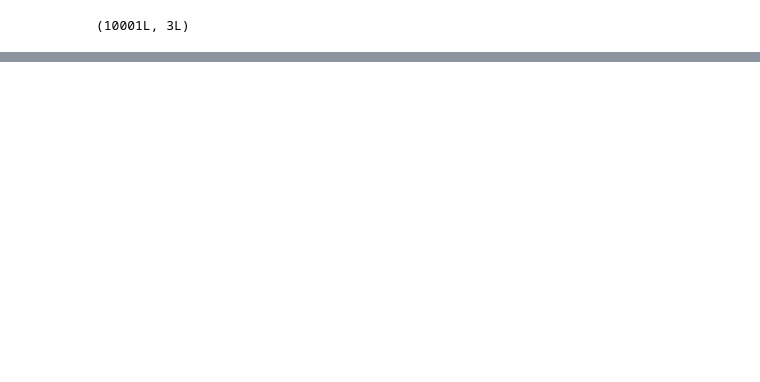
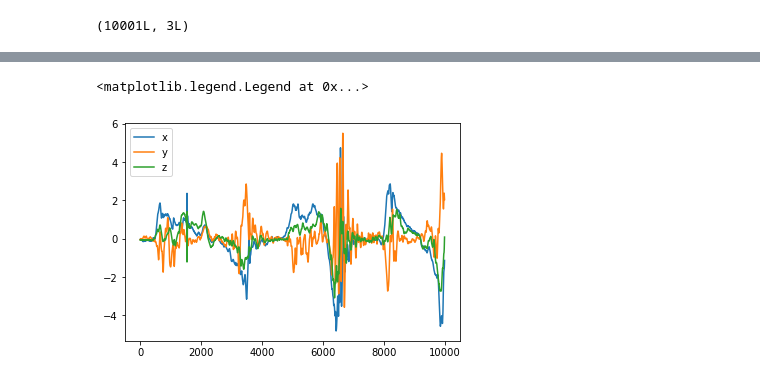
Before and after one commit to maniwu1/opal_imu, a Jupyter notebook: testing/test.ipynb, the cells around one changed output, grey strips where cells are left out. Saved outputs shown, nothing was run; the diff lists cells and outputs as text; code cells hidden in the pictures; blank space fills up the shorter version.

```diff
--- a/testing/test.ipynb
+++ b/testing/test.ipynb
@@ -162,0 +157,41 @@ plt.plot(np.arange(0,n), eul_shank[:,2])
+# %%
+def angular_vel_wrt_frameA(R_A, R_B, gyro_A, gyro_B):
+    """
+    Finds the relative angular velocity with respect to IMU frame A. Rotation matrices are (N, 3, 3) arrays and gyroscope measurements are (N, 3) arrays.
+    Returns (N, 3) array for rotation about (x, y, z).
+    """
+    N, a, b = R_A.shape
+    gyro_A_ = gyro_A.reshape((N, 3, 1))
+    gyro_B_ = gyro_B.reshape((N, 3, 1))
+
+    R_BA = np.matmul(R_A, np.transpose(R_B, (0, 2, 1)))                           # transpose last two dimensions, results in (N, 3, 3)
+    w_rel_frameA = np.matmul(R_BA, gyro_B_) - gyro_A_
+    return w_rel_frameA.reshape((-1, 3))
+
+def angular_vel_wrt_frameB(R_A, R_B, gyro_A, gyro_B):
+    """
+    Finds the relative angular velocity with respect to IMU frame B. Rotation matrices are (N, 3, 3) arrays and gyroscope measurements are (N, 3) arrays.
+    Returns (N, 3) array for rotation about (x, y, z).
+    """
+    N, a, b = R_A.shape
+    gyro_A_ = gyro_A.reshape((N, 3, 1))
+    gyro_B_ = gyro_B.reshape((N, 3, 1))
+
+    R_AB = np.matmul(R_B, np.transpose(R_A, (0, 2, 1)))
+    w_rel_frameB = gyro_B_ - np.matmul(R_AB, gyro_A_)
+    return w_rel_frameB.reshape((-1, 3))
+# %%
+R_WS = quat2rot(X_shank)
+R_WT = quat2rot(X_thigh)
+w_rel_thighframe = angular_vel_wrt_frameA(R_WT, R_WS, thigh_data[:,3:6], shank_data[:,3:6])
+w_rel_shankframe = angular_vel_wrt_frameB(R_WT, R_WS, thigh_data[:,3:6], shank_data[:,3:6])
+# %%
+fig, ax = plt.subplots(1)
+
+plt.plot(np.arange(0,n), w_rel_thighframe[:,0], label='x')
+plt.plot(np.arange(0,n), w_rel_thighframe[:,1], label='y')
+plt.plot(np.arange(0,n), w_rel_thighframe[:,2], label='z')
+ax.legend()
+# %% [output]
+<matplotlib.legend.Legend at 0x...>
+[figure, added]
```
Also changed, not shown: parts of 10 cells of this notebook, 3 other files.
